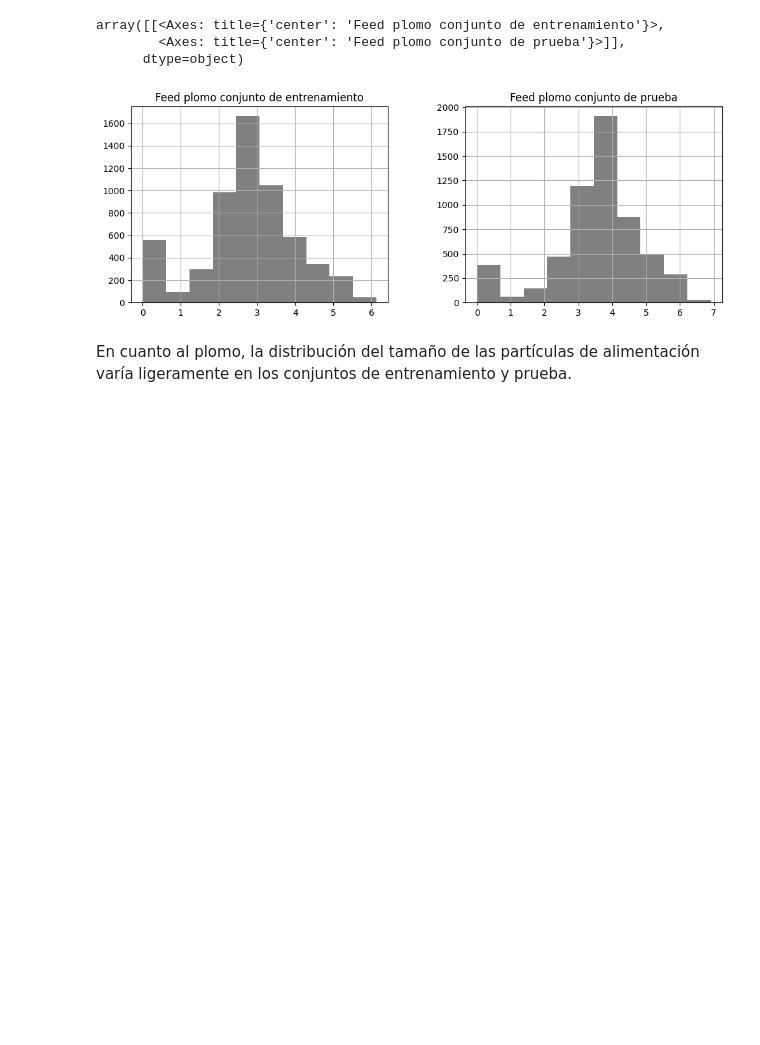
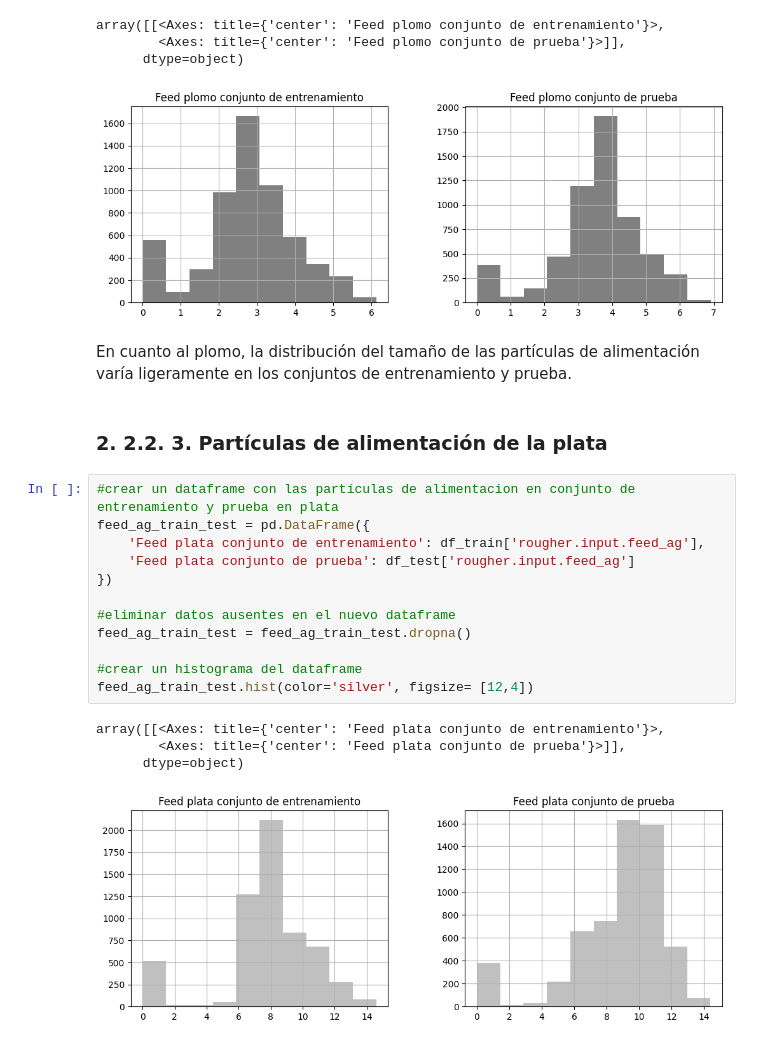
Before and after one commit to wh1tneyr/proyecto-tecnologico, a Jupyter notebook: gold.ipynb, the cells around one changed output. Cells and saved outputs as stored; diff of their text form; blank space fills up the shorter version.

Commit message:
comparando los tamaños de alimentacion en la plata

```diff
--- a/gold.ipynb
+++ b/gold.ipynb
@@ -456,3 +456,22 @@ array([[<Axes: title={'center': 'Feed plomo conjunto de entrenamiento'}>,
 [figure]
 # %% [markdown]
 En cuanto al plomo, la distribución del tamaño de las partículas de alimentación varía ligeramente en los conjuntos de entrenamiento y prueba.
+# %% [markdown]
+### 2.  2.2.  3. Partículas de alimentación de la plata
+# %%
+#crear un dataframe con las partículas de alimentacion en conjunto de entrenamiento y prueba en plata
+feed_ag_train_test = pd.DataFrame({
+    'Feed plata conjunto de entrenamiento': df_train['rougher.input.feed_ag'],
+    'Feed plata conjunto de prueba': df_test['rougher.input.feed_ag']
+})
+
+#eliminar datos ausentes en el nuevo dataframe
+feed_ag_train_test = feed_ag_train_test.dropna()
+
+#crear un histograma del dataframe
+feed_ag_train_test.hist(color='silver', figsize= [12,4])
+# %% [output]
+array([[<Axes: title={'center': 'Feed plata conjunto de entrenamiento'}>,
+        <Axes: title={'center': 'Feed plata conjunto de prueba'}>]],
+      dtype=object)
+[figure, added]
```
Also changed, not shown: parts of 1 cell of this notebook.
